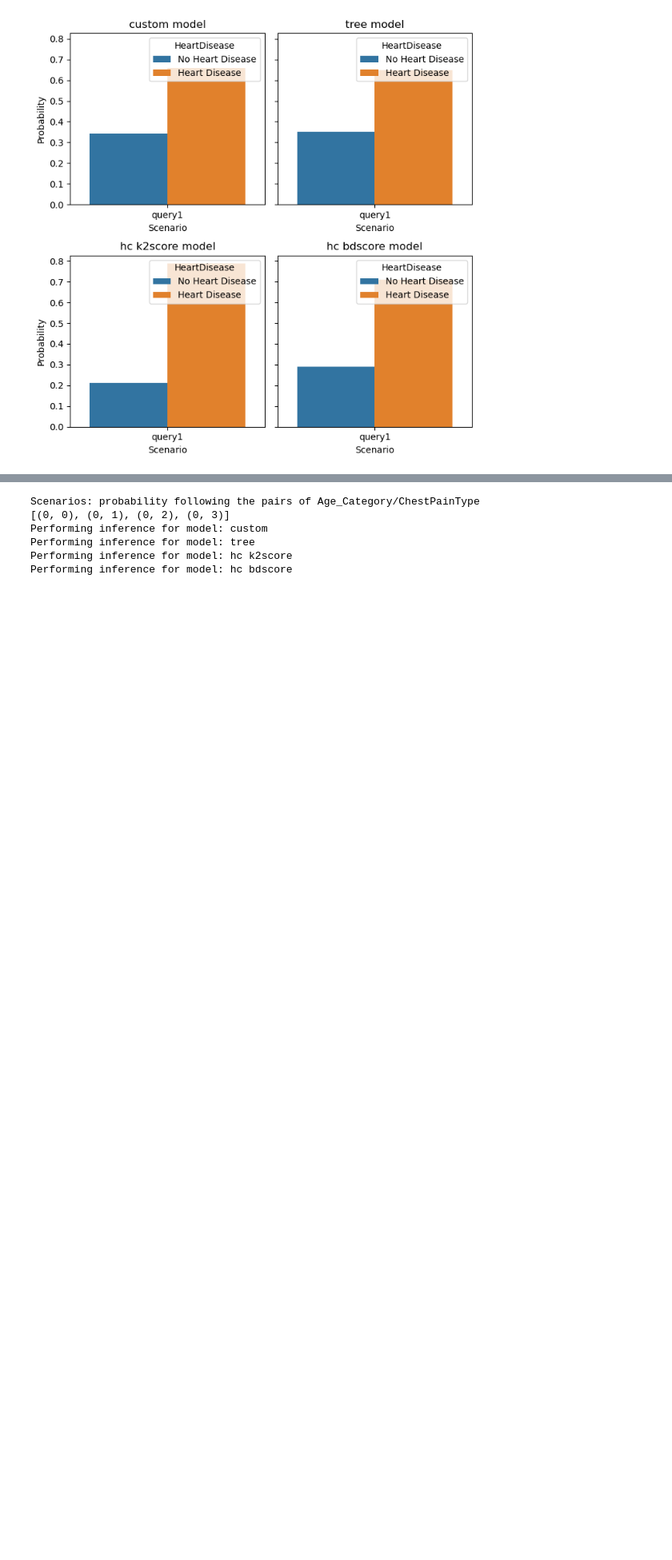
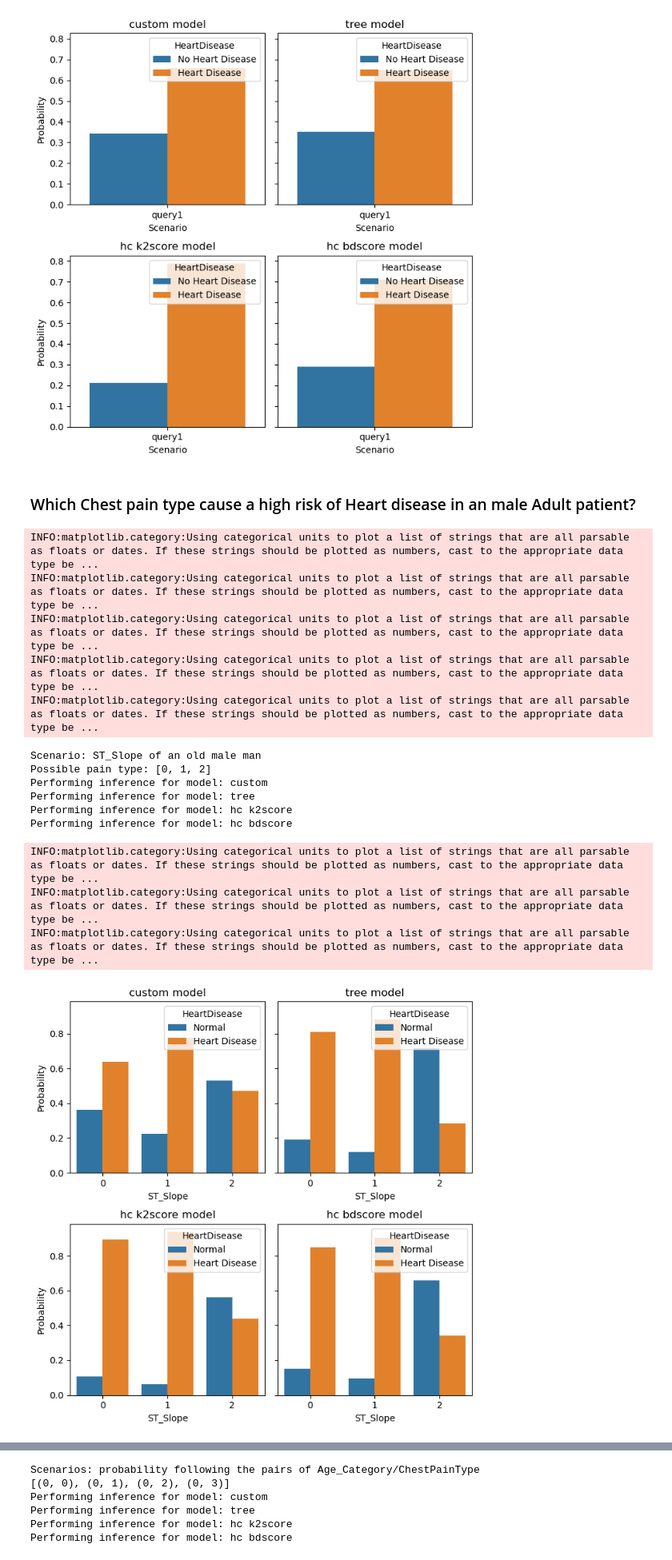
Before and after one commit to maurodore/heart_failure_prediction_bayesian_reasoning, a Jupyter notebook: src/main.ipynb, the cells around one changed output, grey strips where cells are left out. Shown at 80% size. Saved outputs shown, nothing was run; the diff lists cells and outputs as text; code cells hidden in the pictures; blank space fills up the shorter version.

```diff
--- a/src/main.ipynb
+++ b/src/main.ipynb
@@ -409,3 +409,37 @@ Performing inference for model: tree
 Performing inference for model: hc k2score
 Performing inference for model: hc bdscore
 [figure]
+# %% [markdown]
+### Which Chest pain type cause a high risk of Heart disease in an male Adult patient?
+# %%
+synthom = "ST_Slope"
+
+pain_types = [0, 1, 2] # [Down: 0, Flat: 1, Up: 2]
+answer_pain_types = {}
+evidence = {"Age_Category": 2, "Sex": 1}
+print(f"Scenario: {synthom} of an old male man")
+print(f"Possible pain type: {pain_types}")
+for name, inference in inferences:
+    answer_pain_types[name] = {}
+    print(f"Performing inference for model: {name}")
+    for pain_type in pain_types:
+        evidence[synthom] = pain_type
+        answer_pain_types[name][pain_type] = inference.query(["HeartDisease"], evidence, show_progress=False).values
+
+plot_values(answer_pain_types, label_map={0: 'Normal', 1: 'Heart Disease'}, x=synthom, state_col='HeartDisease', y='Probability')
+# %% [output]
+INFO:matplotlib.category:Using categorical units to plot a list of strings that are all parsable as floats or dates. If these strings should be plotted as numbers, cast to the appropriate data type be ...
+INFO:matplotlib.category:Using categorical units to plot a list of strings that are all parsable as floats or dates. If these strings should be plotted as numbers, cast to the appropriate data type be ...
+INFO:matplotlib.category:Using categorical units to plot a list of strings that are all parsable as floats or dates. If these strings should be plotted as numbers, cast to the appropriate data type be ...
+INFO:matplotlib.category:Using categorical units to plot a list of strings that are all parsable as floats or dates. If these strings should be plotted as numbers, cast to the appropriate data type be ...
+INFO:matplotlib.category:Using categorical units to plot a list of strings that are all parsable as floats or dates. If these strings should be plotted as numbers, cast to the appropriate data type be ...
+Scenario: ST_Slope of an old male man
+Possible pain type: [0, 1, 2]
+Performing inference for model: custom
+Performing inference for model: tree
+Performing inference for model: hc k2score
+Performing inference for model: hc bdscore
+INFO:matplotlib.category:Using categorical units to plot a list of strings that are all parsable as floats or dates. If these strings should be plotted as numbers, cast to the appropriate data type be ...
+INFO:matplotlib.category:Using categorical units to plot a list of strings that are all parsable as floats or dates. If these strings should be plotted as numbers, cast to the appropriate data type be ...
+INFO:matplotlib.category:Using categorical units to plot a list of strings that are all parsable as floats or dates. If these strings should be plotted as numbers, cast to the appropriate data type be ...
+[figure, added]
```
Also changed, not shown: parts of 8 cells of this notebook.
